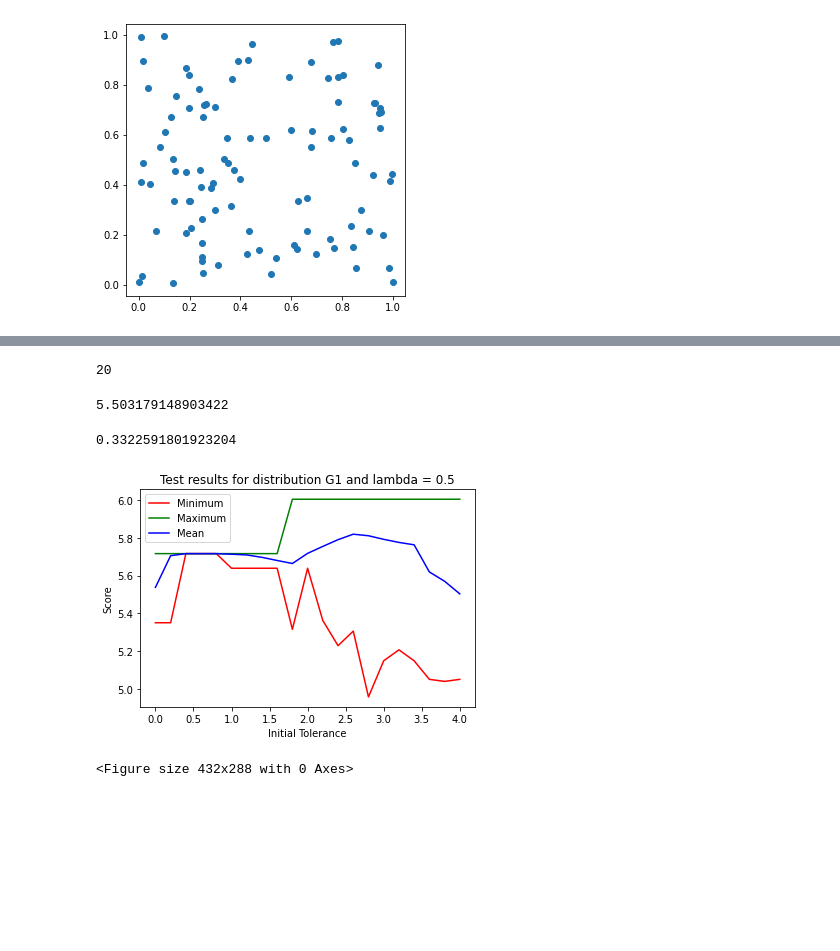
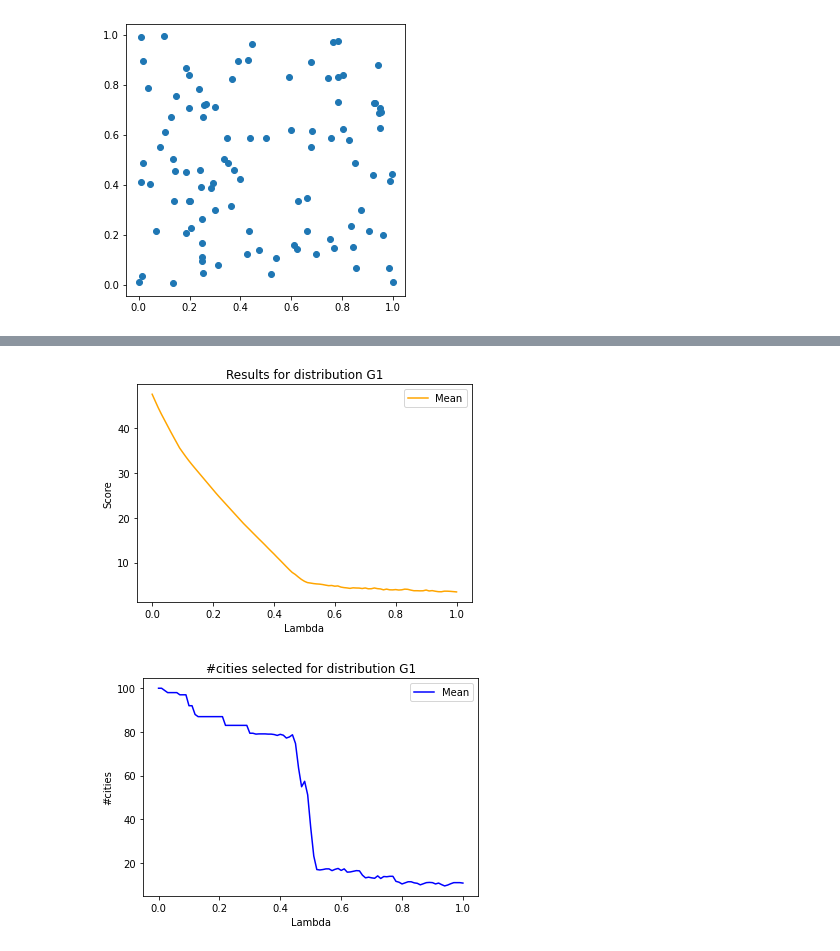
Before and after one commit to deschena/MCMC5G, a Jupyter notebook: mcaa_5g/notebook_Guillaume-Draft.ipynb, the cells around one changed output, grey strips where cells are left out. Saved outputs shown, nothing was run; the diff lists cells and outputs as text; code cells hidden in the pictures; blank space fills up the shorter version.

Commit message:
New plots with finer grid

```diff
--- a/mcaa_5g/notebook_Guillaume-Draft.ipynb
+++ b/mcaa_5g/notebook_Guillaume-Draft.ipynb
@@ -101,8 +101,6 @@ plt.show()
 # fill-in this section with your code
 # %%
 g = g1
-# %%
-_lambda = 0.5
 # %%
 def max_squared_dist(points):
     N = len(points)
@@ -126,5 +124,5 @@ Wall time: 4.02 s
 # %%
-def Metropolis_Hasting_step(selection, scores, data, remove_duplicates = True, tol = 0):
+def Metropolis_Hasting_step(data, _lambda, selection, scores, remove_duplicates = True, tol = 0):
     ind = np.random.randint(0,data.N, len(selection))
     for i in range(len(selection)):
         mask = np.zeros(data.N, dtype = "bool")
@@ -141,7 +139,7 @@ def Metropolis_Hasting_step(selection, scores, data, remove_duplicates = True, t
         scores = scores[ids]
     return selection, scores
 # %%
-def is_not_local_max(selection_line, score, data, tol = 0):
+def is_not_local_max(data, _lambda, selection_line, score, tol = 0):
     mask = np.zeros(data.N, dtype = "bool")
     for i in range(data.N):
         mask[i] = True
@@ -177,7 +175,7 @@ def drop_half(selection, scores, best_selection, best_score):
         where = np.where(np.median(scores) <= scores)
         return selection[where], scores[where]
 # %%
-def Metropolis_Hasting(data, init_selection = None, plot = False, verbose = False, batch_size = 100, max_iter = 1000, init_tol = 0):
+def Metropolis_Hasting(data, _lambda, init_selection = None, plot = False, verbose = False, batch_size = 100, max_iter = 1000, init_tol = 0):
     if init_selection is not None :
         selection = init_selection
     else :
@@ -190,7 +188,7 @@ def Metropolis_Hasting(data, init_selection = None, plot = False, verbose = Fals
     best_selection = selection[0]
     t = init_tol
     while (i < max_iter):
-        selection, scores = Metropolis_Hasting_step(selection, scores, data, remove_duplicates = False, tol = t)
+        selection, scores = Metropolis_Hasting_step(data, _lambda, selection, scores, remove_duplicates = False, tol = t)
 
         best = np.max(scores)
         if best > best_score:
@@ -203,7 +201,7 @@ def Metropolis_Hasting(data, init_selection = None, plot = False, verbose = Fals
         i += 1
         t -= init_tol/(0.6 * max_iter)
         t = max(t, 0)
-    improvement_possible = is_not_local_max(best_selection, best_score, data)
+    improvement_possible = is_not_local_max(data, _lambda, best_selection, best_score)
     if (verbose):
         print("Score : {}".format(np.max(scores)))
         print("Number of cities : {}".format(np.sum(selection[np.argmax(scores)])))
@@ -289,27 +283,24 @@ Wall time: 2h 8min 57s
-# %%
-test_scores = np.array(test_scores)
-times = np.array(times)
-np.count_nonzero(test_scores > 6)
-# %% [output]
-20
-# %%
-np.mean(test_scores)
-# %% [output]
-5.503179148903422
-# %%
-np.std(test_scores)
-# %% [output]
-0.3322591801923204
 # %%
-plt.plot(tolrange, minimums, c = "r", label = "Minimum")
-plt.plot(tolrange, maximums, c = "g", label = "Maximum")
-plt.plot(tolrange, means, c = "b", label = "Mean")
-plt.title("Test results for distribution G1 and lambda = 0.5")
-plt.xlabel("Initial Tolerance")
+#plt.plot(l_range, minimums, c = "r", label = "Minimum")
+#plt.plot(l_range, maximums, c = "g", label = "Maximum")
+plt.plot(l_range, means, c = "orange", label = "Mean")
+plt.title("Results for distribution G1")
+plt.xlabel("Lambda")
 plt.ylabel("Score")
 plt.legend()
+plt.savefig("testResultsLambdaFinerGrid.png")
 plt.show()
-plt.savefig("testResults50.png")
 # %% [output]
-[figure, old version]
+[figure, new version]
-<Figure size 432x288 with 0 Axes>
+# %%
+#plt.plot(l_range, c_minimums, c = "r", label = "Minimum")
+#plt.plot(l_range, c_maximums, c = "g", label = "Maximum")
+plt.plot(l_range, c_means, c = "b", label = "Mean")
+plt.title("#cities selected for distribution G1")
+plt.xlabel("Lambda")
+plt.ylabel("#cities")
+plt.legend()
+plt.savefig("CitiesG1 Lambda FinerGrid.png")
+plt.show()
+# %% [output]
+[figure, added]
```
Also changed, not shown: parts of 4 cells of this notebook, 8 other files.
